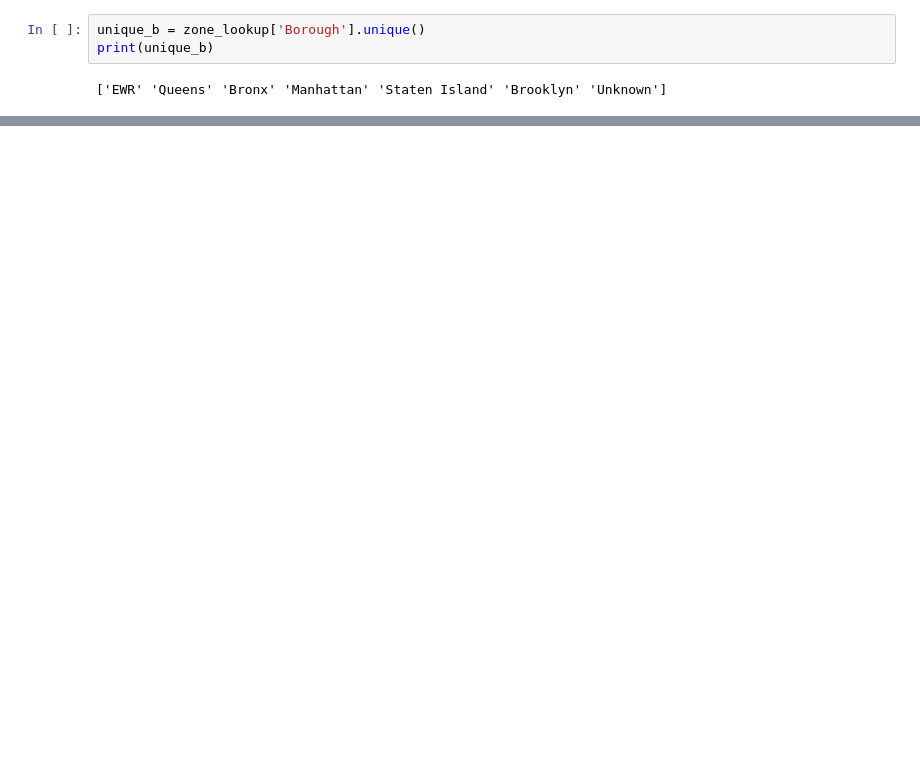
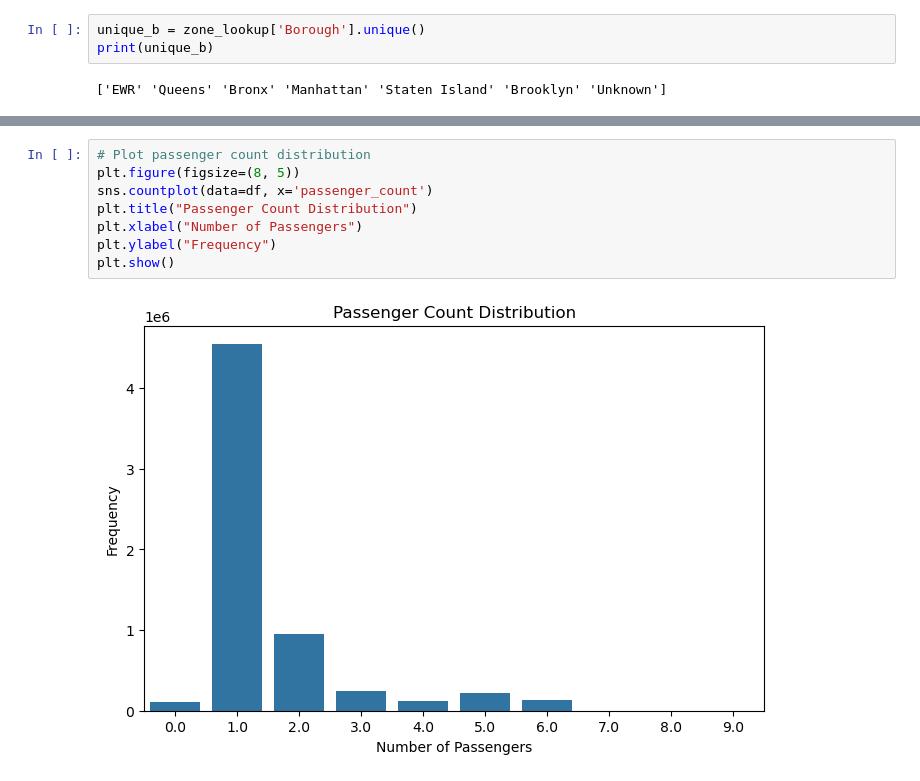
Before and after one commit to marieluha/NYCtaxi, a Jupyter notebook: taxiFare.ipynb, the cells around one changed output, grey strips where cells are left out. Drawn from its saved outputs; the diff is of its cells as text; blank space fills up the shorter version.

```diff
--- a/taxiFare.ipynb
+++ b/taxiFare.ipynb
@@ -220,0 +356,10 @@ print(unique_b)
+# %%
+# Plot passenger count distribution
+plt.figure(figsize=(8, 5))
+sns.countplot(data=df, x='passenger_count')
+plt.title("Passenger Count Distribution")
+plt.xlabel("Number of Passengers")
+plt.ylabel("Frequency")
+plt.show()
+# %% [output]
+[figure, added]
```
Also changed, not shown: parts of 18 cells of this notebook.
